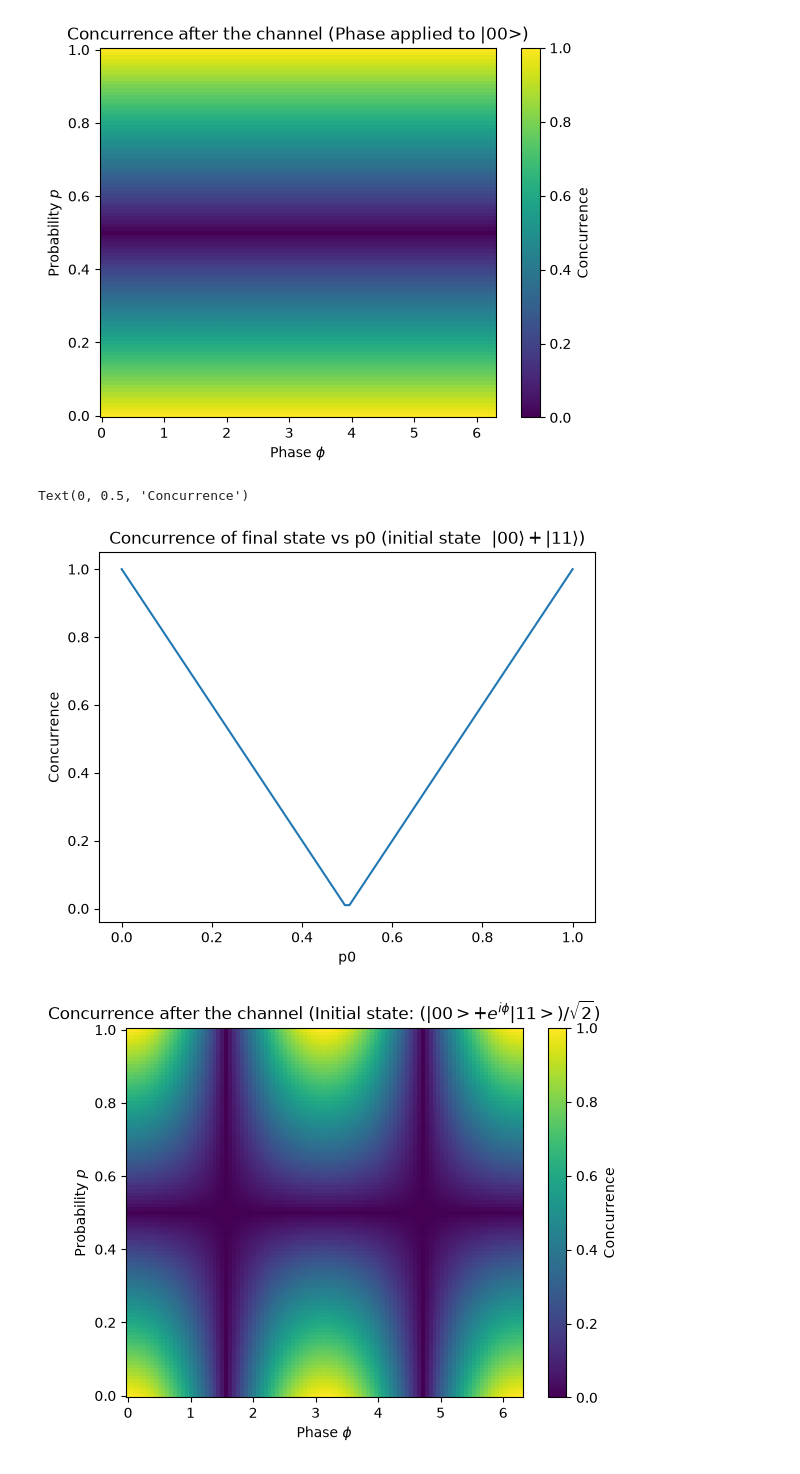
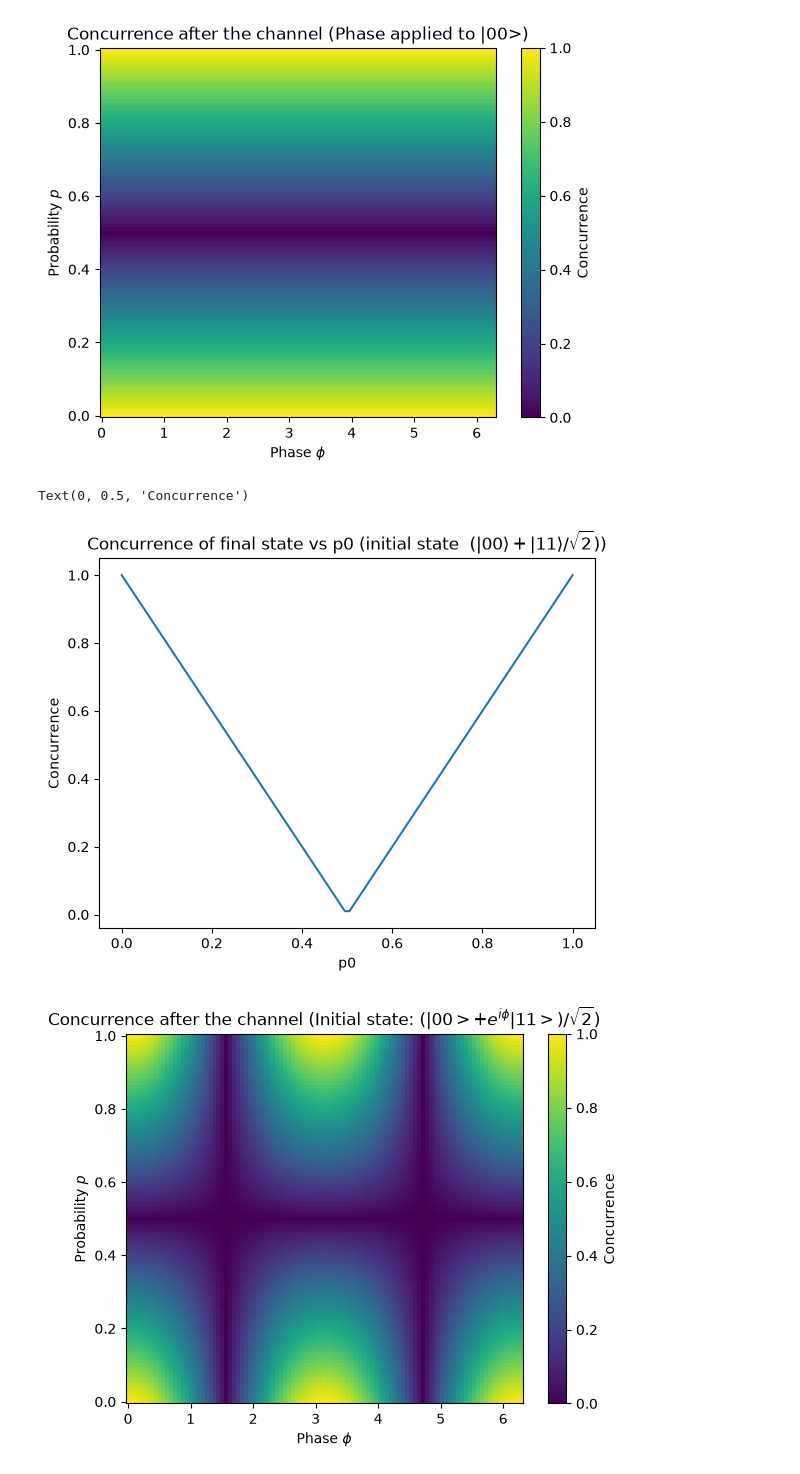
Before and after one commit to lynamian90/FYP_quantum_correlations, a Jupyter notebook: intro_to_correlations.ipynb, the cells around one changed output. Drawn from its saved outputs; the diff is of its cells as text; code cells hidden in the pictures.

Commit message:
Fixed comments and graph title in for initial state ket00 +ket11

```diff
--- a/intro_to_correlations.ipynb
+++ b/intro_to_correlations.ipynb
@@ -209,26 +209,26 @@ plt.show()
 # %%
 #try for a different initial state
 initial = (Statevector.from_label('00')+Statevector.from_label('11')) / np.sqrt(2)
 rho0 = DensityMatrix(initial)
 p0 = np.linspace(0,1,100)
 p1 = 1-p0
 concurrences = []
 
 for p in p0:
     kruas_ops = [np.sqrt(p)*U1.data, np.sqrt(1-p)*U2.data]
     channel = Kraus(kruas_ops)
     rho_final = rho0.evolve(channel)
     final_entanglement = concurrence(rho_final)
     concurrences.append(final_entanglement)
 
 
 plt.plot(p0, concurrences)
-plt.title("Concurrence of final state vs p0 (initial state  $|00\\rangle + |11\\rangle$)")
+plt.title("Concurrence of final state vs p0 (initial state  $(|00\\rangle + |11\\rangle / \\sqrt{2}$))")
 plt.xlabel("p0")
 plt.ylabel("Concurrence")
 # %% [output]
 Text(0, 0.5, 'Concurrence')
-[figure, old version]
+[figure, new version]
 # %%
 p_values = np.linspace(0, 1, 101)
 phis = np.linspace(0, 2 * np.pi, 101)
```
Also changed, not shown: parts of 1 cell of this notebook.
